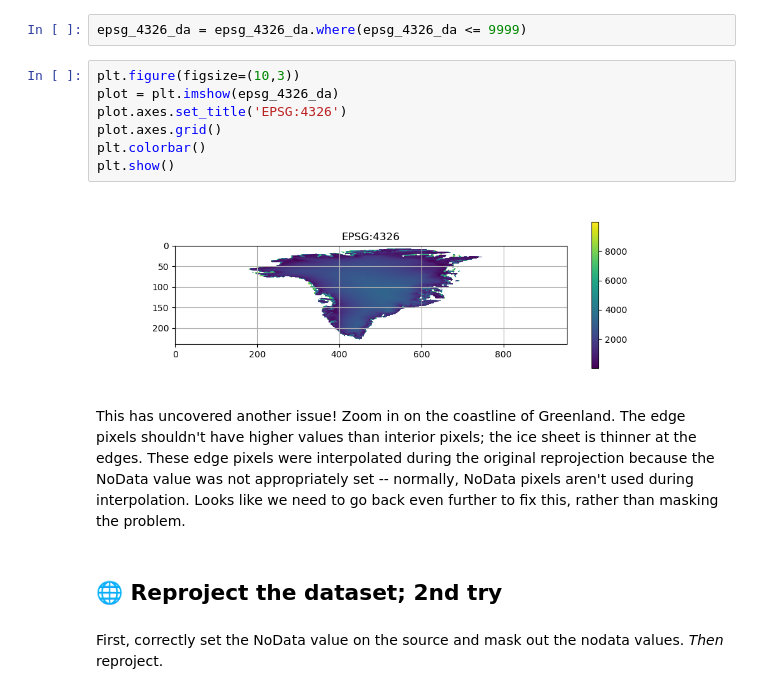
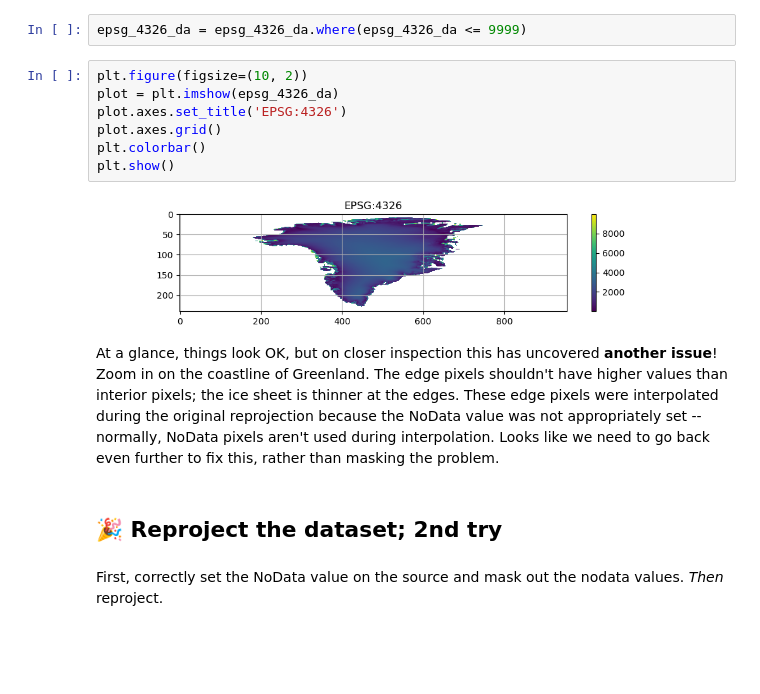
Before and after one commit to qgreenland-workshop-2023-researcher/qgreenland-workshop-2023-researcher.github.io, a Jupyter notebook: content/exercises/data-scenarios/raster-needs-reprojection/solutions/solution.ipynb, the cells around one changed output. Drawn from its saved outputs; the diff is of its cells as text; blank space fills up the shorter version.

```diff
--- a/content/exercises/data-scenarios/raster-needs-reprojection/solutions/solution.ipynb
+++ b/content/exercises/data-scenarios/raster-needs-reprojection/solutions/solution.ipynb
@@ -122,18 +122,18 @@ We can mask those out, too:
 # %%
 epsg_4326_da = epsg_4326_da.where(epsg_4326_da <= 9999)
 # %%
-plt.figure(figsize=(10,3))
+plt.figure(figsize=(10, 2))
 plot = plt.imshow(epsg_4326_da)
 plot.axes.set_title('EPSG:4326')
 plot.axes.grid()
 plt.colorbar()
 plt.show()
 # %% [output]
-[figure, old version]
+[figure, new version]
 # %% [markdown]
-This has uncovered another issue! Zoom in on the coastline of Greenland. The edge pixels shouldn't have higher values than interior pixels; the ice sheet is thinner at the edges. These edge pixels were interpolated during the original reprojection because the NoData value was not appropriately set -- normally, NoData pixels aren't used during interpolation. Looks like we need to go back even further to fix this, rather than masking the problem.
+At a glance, things look OK, but on closer inspection this has uncovered **another issue**! Zoom in on the coastline of Greenland. The edge pixels shouldn't have higher values than interior pixels; the ice sheet is thinner at the edges. These edge pixels were interpolated during the original reprojection because the NoData value was not appropriately set -- normally, NoData pixels aren't used during interpolation. Looks like we need to go back even further to fix this, rather than masking the problem.
 # %% [markdown]
-## 🌐 Reproject the dataset; 2nd try
+## 🎉 Reproject the dataset; 2nd try
 # %% [markdown]
 First, correctly set the NoData value on the source and mask out the nodata values. _Then_ reproject.
 # %%
```
Also changed, not shown: parts of 5 cells of this notebook.
